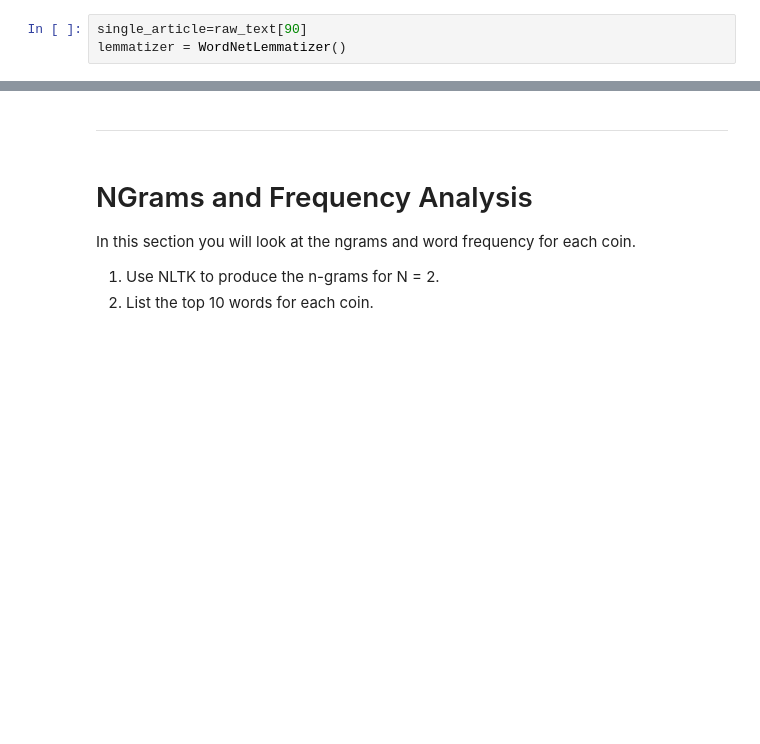
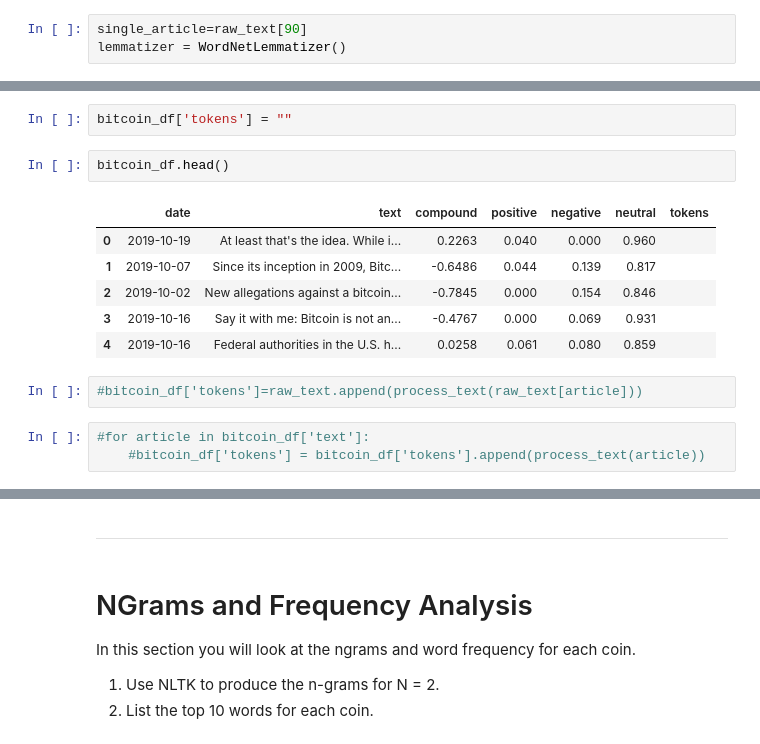
Before and after one commit to stragitech/Crypto_Sentiment, a Jupyter notebook: crypto_sentiment.ipynb, the cells around one changed output, grey strips where cells are left out. Saved outputs shown, nothing was run; the diff lists cells and outputs as text; blank space fills up the shorter version.

```diff
--- a/crypto_sentiment.ipynb
+++ b/crypto_sentiment.ipynb
@@ -230,0 +264,16 @@ NameError: name 'process_text' is not defined
+# %%
+bitcoin_df['tokens'] = ""
+# %%
+bitcoin_df.head()
+# %% [output]
+|  | date | text | compound | positive | negative | neutral | tokens |
+| 0 | 2019-10-19 | At least that's the idea. While i... | 0.2263 | 0.040 | 0.000 | 0.960 |  |
+| 1 | 2019-10-07 | Since its inception in 2009, Bitc... | -0.6486 | 0.044 | 0.139 | 0.817 |  |
+| 2 | 2019-10-02 | New allegations against a bitcoin... | -0.7845 | 0.000 | 0.154 | 0.846 |  |
+| 3 | 2019-10-16 | Say it with me: Bitcoin is not an... | -0.4767 | 0.000 | 0.069 | 0.931 |  |
+| 4 | 2019-10-16 | Federal authorities in the U.S. h... | 0.0258 | 0.061 | 0.080 | 0.859 |  |
+# %%
+#bitcoin_df['tokens']=raw_text.append(process_text(raw_text[article]))
+# %%
+#for article in bitcoin_df['text']:
+    #bitcoin_df['tokens'] = bitcoin_df['tokens'].append(process_text(article))
```
Also changed, not shown: parts of 25 cells of this notebook.
